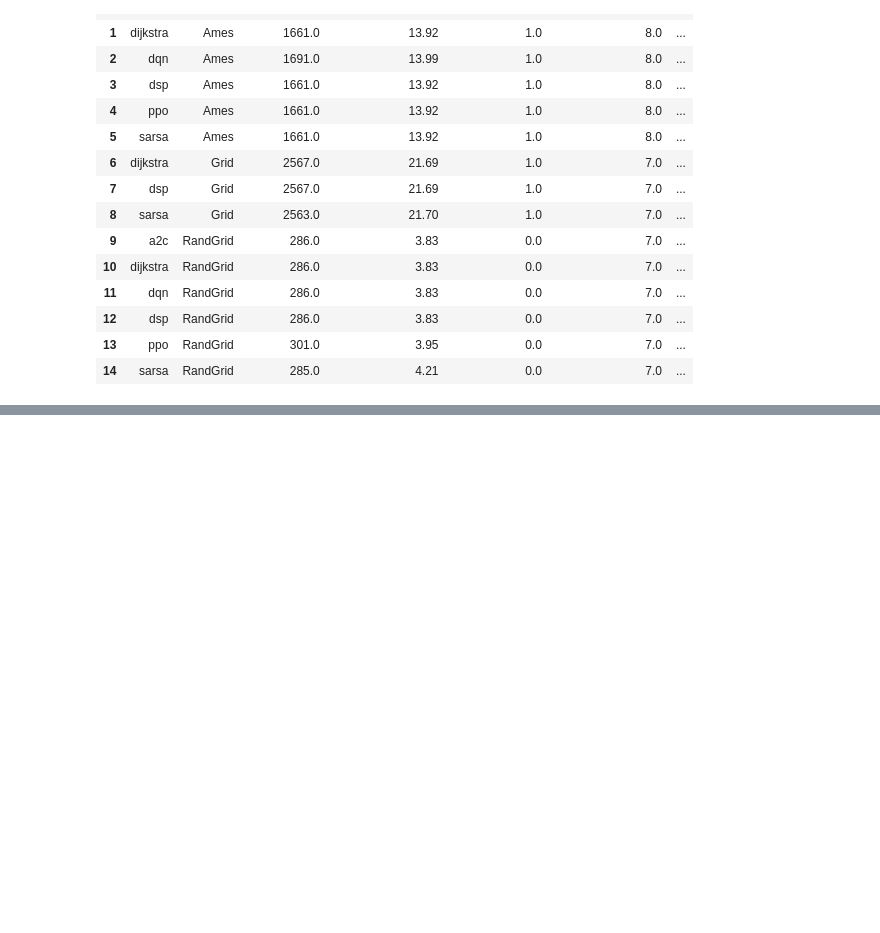
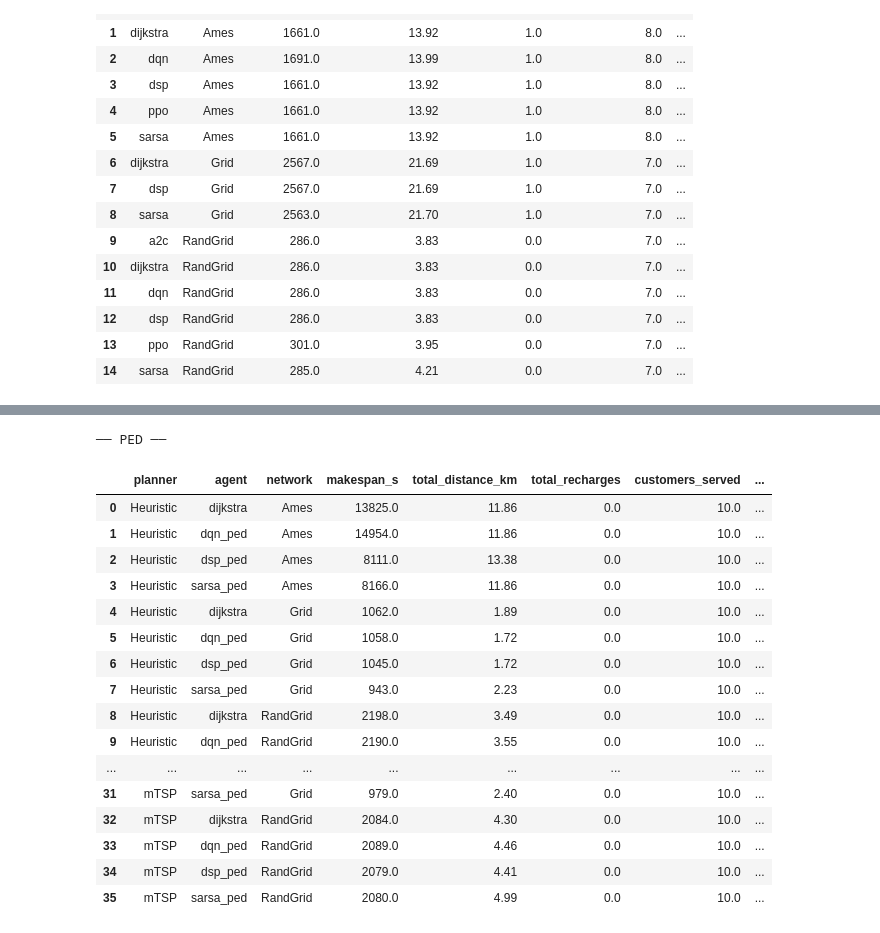
Before and after one commit to shinobi-wolf/FleetNav, a Jupyter notebook: notebooks/ta_evrp_sweep_analysis.ipynb, the cells around one changed output, grey strips where cells are left out. Saved outputs shown, nothing was run; the diff lists cells and outputs as text; code cells hidden in the pictures; blank space fills up the shorter version.

```diff
--- a/notebooks/ta_evrp_sweep_analysis.ipynb
+++ b/notebooks/ta_evrp_sweep_analysis.ipynb
@@ -827,0 +1053,29 @@ if not td_df.empty:
+# %%
+# PED raw
+if not ped_df.empty:
+    ped_display_cols = ['planner', 'agent', 'network',
+                        'makespan_s', 'total_distance_km', 'total_recharges',
+                        'customers_served', 'throughput_tasks_per_h', 'avg_inter_customer_gap_s']
+    print("── PED ──")
+    display(
+        ped_df[ped_display_cols].sort_values(['planner', 'network', 'agent']).round(2).reset_index(drop=True)
+    )
+# %% [output]
+── PED ──
+|  | planner | agent | network | makespan_s | total_distance_km | total_recharges | customers_served | ... |
+| 0 | Heuristic | dijkstra | Ames | 13825.0 | 11.86 | 0.0 | 10.0 | ... |
+| 1 | Heuristic | dqn_ped | Ames | 14954.0 | 11.86 | 0.0 | 10.0 | ... |
+| 2 | Heuristic | dsp_ped | Ames | 8111.0 | 13.38 | 0.0 | 10.0 | ... |
+| 3 | Heuristic | sarsa_ped | Ames | 8166.0 | 11.86 | 0.0 | 10.0 | ... |
+| 4 | Heuristic | dijkstra | Grid | 1062.0 | 1.89 | 0.0 | 10.0 | ... |
+| 5 | Heuristic | dqn_ped | Grid | 1058.0 | 1.72 | 0.0 | 10.0 | ... |
+| 6 | Heuristic | dsp_ped | Grid | 1045.0 | 1.72 | 0.0 | 10.0 | ... |
+| 7 | Heuristic | sarsa_ped | Grid | 943.0 | 2.23 | 0.0 | 10.0 | ... |
+| 8 | Heuristic | dijkstra | RandGrid | 2198.0 | 3.49 | 0.0 | 10.0 | ... |
+| 9 | Heuristic | dqn_ped | RandGrid | 2190.0 | 3.55 | 0.0 | 10.0 | ... |
+| ... | ... | ... | ... | ... | ... | ... | ... | ... |
+| 31 | mTSP | sarsa_ped | Grid | 979.0 | 2.40 | 0.0 | 10.0 | ... |
+| 32 | mTSP | dijkstra | RandGrid | 2084.0 | 4.30 | 0.0 | 10.0 | ... |
+| 33 | mTSP | dqn_ped | RandGrid | 2089.0 | 4.46 | 0.0 | 10.0 | ... |
+| 34 | mTSP | dsp_ped | RandGrid | 2079.0 | 4.41 | 0.0 | 10.0 | ... |
+| 35 | mTSP | sarsa_ped | RandGrid | 2080.0 | 4.99 | 0.0 | 10.0 | ... |
```
Also changed, not shown: parts of 6 cells of this notebook, 10 other files.
